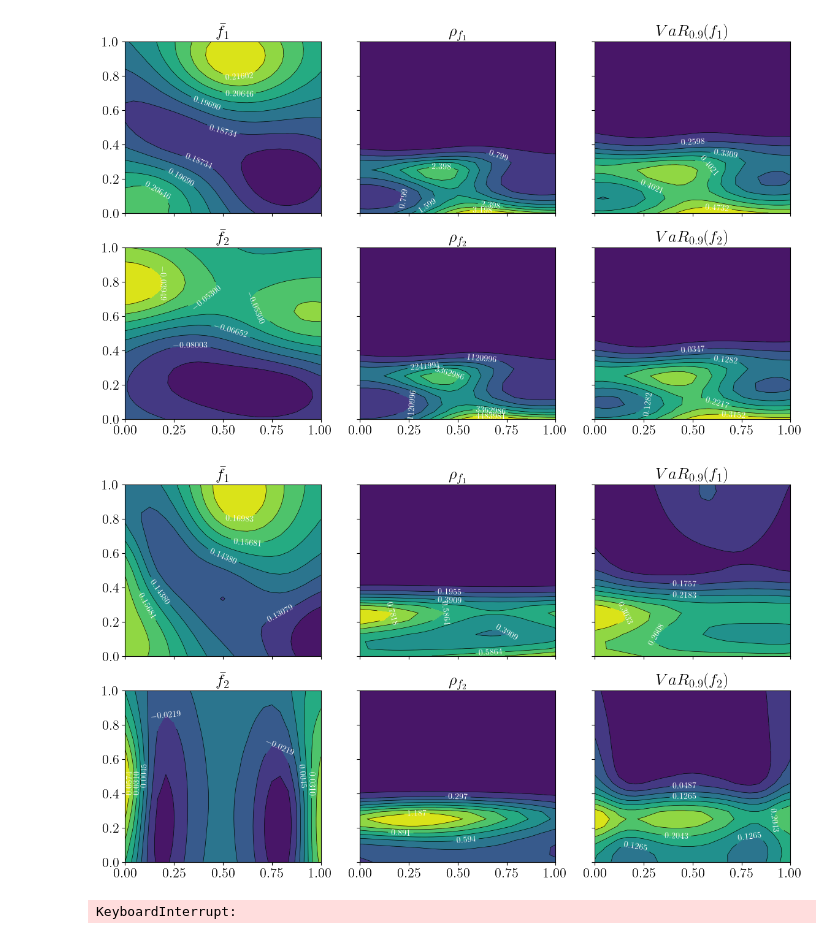
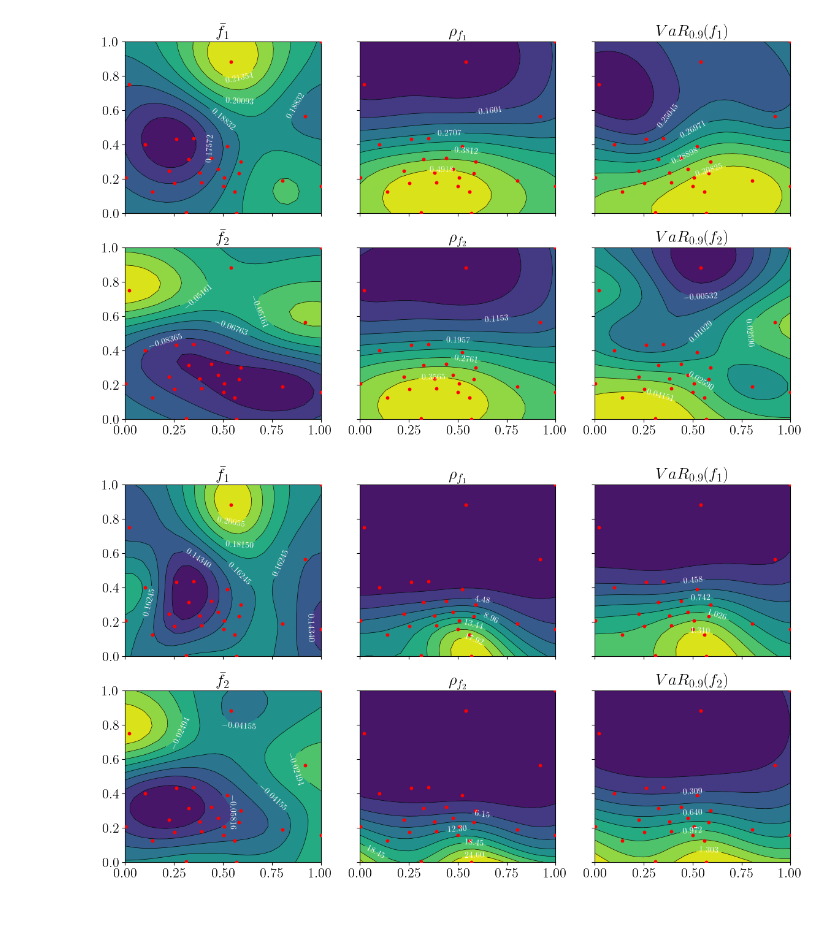
Before and after one commit to Queimo/DGEMO, a Jupyter notebook: Analysis/IOplotBenchamark.ipynb, the cells around one changed output. Cells and saved outputs as stored; diff of their text form; code cells hidden in the pictures.

Commit message:
IO plots

```diff
--- a/Analysis/IOplotBenchamark.ipynb
+++ b/Analysis/IOplotBenchamark.ipynb
@@ -15,8 +15,9 @@ import yaml
 # .\result\exp4d\optimization_4\marsdet\0\state_dict_noise.pt
 
 # path = Path("../result/exp4d/unroll_new/marsdet/0/")
-path = Path("../result/exp/unroll_new/raqnehvi/0/")
-path = Path("../result/peaksS5R3/default/mars/0/")
+# path = Path("../result/exp/unroll_new/raqnehvi/0/")
+# path = Path("../result/peaksS5R3/default/mars/0/")
+path = Path(r"..\good results\peaks\risk-averse1\qnehvi\0")
 # path = Path("../result/peaks/default/qnehvi/0/")
 
 # state_dict = torch.load(path / "state_dict.pt")
@@ -81,7 +82,7 @@ n_grid = 25
 objective_list = list(range(1,n_obj+1))
 data_keys = ["F_", "rho_F_", "mvar_F_"]
 
-for iter in list(range(1,approx_all_df["iterID"].max()+1))[::len(approx_all_df["iterID"].unique())//3]:
+for iter in list(range(1,approx_all_df["iterID"].max()+1))[::(len(approx_all_df["iterID"].unique())-1)//3]:
     approx_all_i = approx_all_df[approx_all_df["iterID"] == iter]
     # Data reshaping
     x = approx_all_i["x1"].values.reshape((n_grid, n_grid))
@@ -100,35 +101,34 @@ for iter in list(range(1,approx_all_df["iterID"].max()+1))[::len(approx_all_df["
             img = axs[i, j].contourf(x[0], y[:, 0], z, levels=levels, cmap="viridis")
             c = axs[i, j].contour(x[0], y[:, 0], z, levels=levels, colors='black', linestyles='solid', linewidths=0.5)
             axs[i, j].clabel(c, c.levels[::2], inline=True, fontsize=10, colors='white', zorder=100)
 
-            # Sobol experiments
+            # # Sobol experiments
             # ax[i].plot(train_Y[sobol, i], pred_Y[sobol, i], alpha=0.7, color=color_list[0], markeredgecolor="black", linestyle="None", marker="o", markersize=8,
             #                 zorder=5, label="Sobol")
             # # Optimization experiments
             # ax[i].plot(train_Y[~sobol, i], pred_Y[~sobol, i], alpha=0.7, color=color_list[1], markeredgecolor="black", linestyle="None", marker="d", markersize=8,
             #                 zorder=5, label="Optimization")
 
-            # axs[i, j].scatter(eval_samples["x1"], eval_samples["x2"], c="red", s=10, zorder=10)
+            axs[i, j].scatter(eval_samples["x1"], eval_samples["x2"], c="red", s=10, zorder=10)
 
             # Latex formatting
             if key == "F_":
                 axs[i, j].set_title(f"$\\bar{{f}}_{obj_idx}$")
             if key == "rho_F_":
                 axs[i, j].set_title(f"$\\rho_{{f_{obj_idx}}}$")
             if key == "mvar_F_":
                 axs[i, j].set_title(f"$VaR_{{0.9}}({{f_{obj_idx}}})$")
 
     # only show axis labels on the bottom row
     for ax in axs.flat:
         ax.label_outer()
 
     # plt.tight_layout()
     plt.show()
 
 path_folder = Path("./Plots") / path.parts[2]
 path_folder.mkdir(exist_ok=True, parents=True)
 # plt.savefig(path_folder / ("_".join(path.parts[3:-1]) + "_IOplot.pdf"), dpi=600, format="pdf")
 # %% [output]
-[figure, old version]
+[figure, new version]
-[figure, old version]
+[figure, new version]
-KeyboardInterrupt:
```
Also changed, not shown: parts of 1 cell of this notebook, 1 other file.
